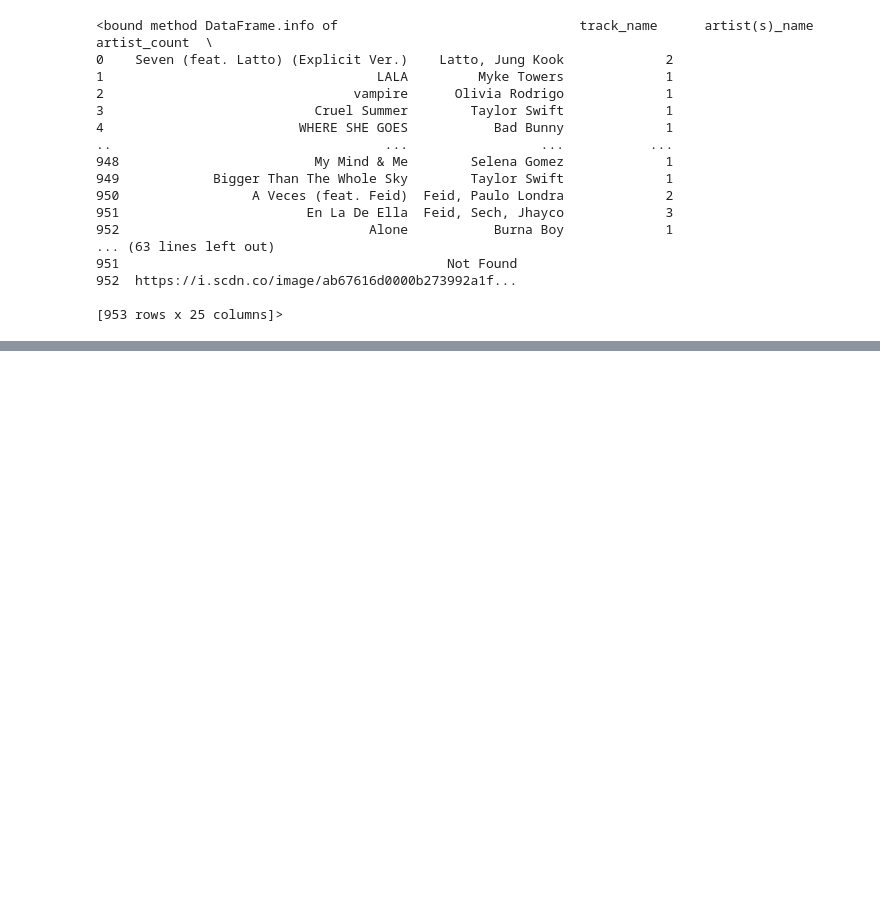
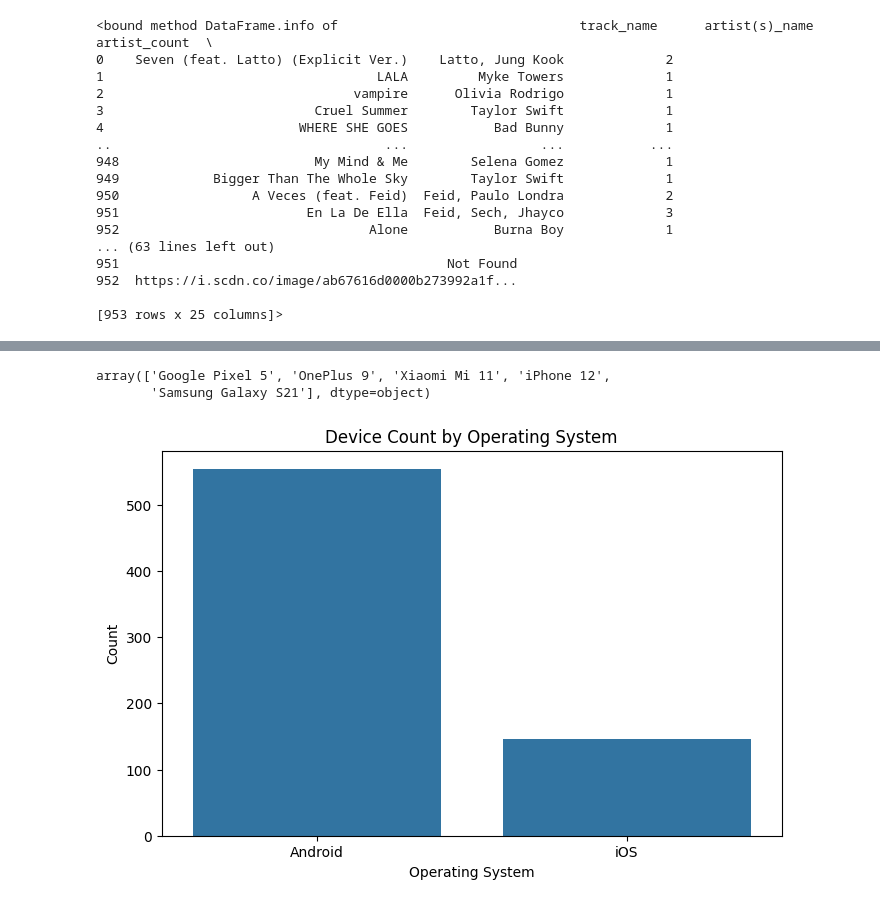
Before and after one commit to INFO-511-F24/final-project-ChilePeppers, a Jupyter notebook: Project Milestone 2.ipynb, the cells around one changed output, grey strips where cells are left out. Saved outputs shown, nothing was run; the diff lists cells and outputs as text; code cells hidden in the pictures; blank space fills up the shorter version.

Commit message:
Dataset 2 and 3 Completed

```diff
--- a/Project Milestone 2.ipynb
+++ b/Project Milestone 2.ipynb
@@ -68,0 +85,8 @@ Spotify_db.info
+# %%
+import pandas as pd
+import numpy as np
+import matplotlib.pyplot as plt
+import seaborn as sns
+
+data = pd.read_csv('data/Mobile_user_behavior_dataset.csv')
+print(data.head(10))
@@ -68,0 +131,14 @@ Spotify_db.info
+# %%
+data['Device Model'].unique()
+# %% [output]
+array(['Google Pixel 5', 'OnePlus 9', 'Xiaomi Mi 11', 'iPhone 12',
+       'Samsung Galaxy S21'], dtype=object)
+# %%
+plt.figure(figsize=(8, 5))
+sns.countplot(x='Operating System', data=data)
+plt.title('Device Count by Operating System')
+plt.xlabel('Operating System')
+plt.ylabel('Count')
+plt.show()
+# %% [output]
+[figure, added]
```
Also changed, not shown: parts of 7 cells of this notebook.
